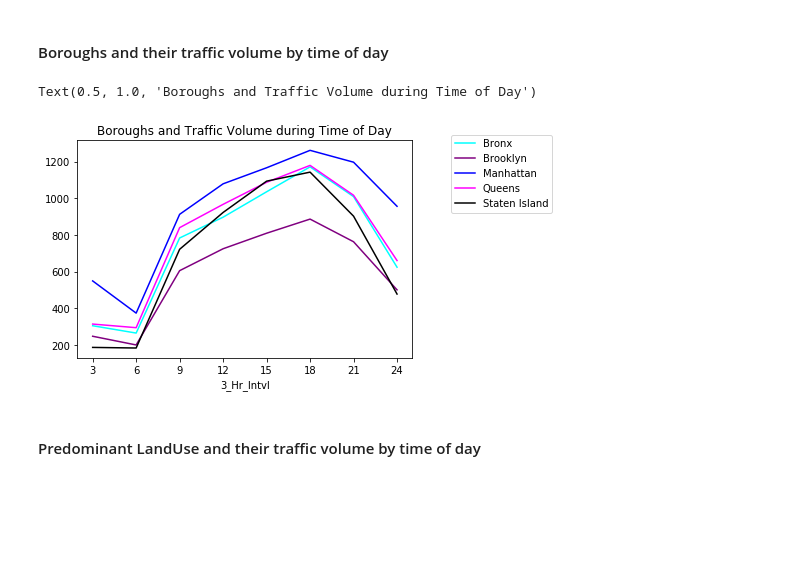
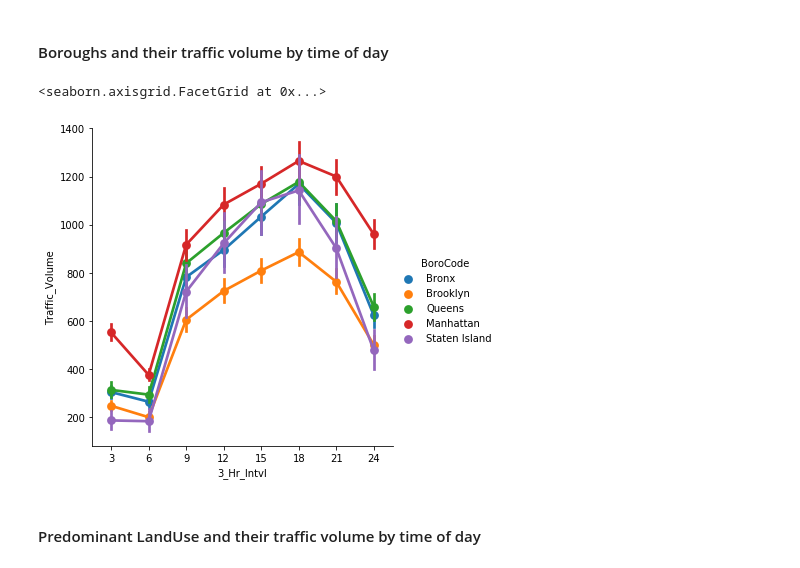
Before and after one commit to benduong2001/ArcGIS_Project_nyc_traffic, a Jupyter notebook: arcgis_project_nyc_traffic_part3_EDA.ipynb, the cells around one changed output. Saved outputs shown, nothing was run; the diff lists cells and outputs as text; code cells hidden in the pictures; blank space fills up the shorter version.

```diff
--- a/arcgis_project_nyc_traffic_part3_EDA.ipynb
+++ b/arcgis_project_nyc_traffic_part3_EDA.ipynb
@@ -222,19 +141,14 @@ Text(0.5, 1.0, 'Seasons and Traffic Volume during Time of Day')
 # %% [markdown]
 #### Boroughs and their traffic volume by time of day
-# %%
-colors = ["cyan", "purple", "blue", "magenta", "black"]
-
-nyc_traffic_EDA_weekdays = nyc_traffic_EDA
-fig, ax = plt.subplots()
-ax.set_xticks(range(3,27,3))
-df_grouped = nyc_traffic_EDA_weekdays.groupby(["BoroCode"])
-for i in range(len(df_grouped)):
-    key, group = list(df_grouped)[i]
-    group.groupby('3_Hr_Intvl')['Traffic_Volume'].mean().plot(ax=ax,label=str(key),c=colors[i])
-ax.legend(bbox_to_anchor=(1.1, 1.05))
-ax.set_title("Boroughs and Traffic Volume during Time of Day")
-# %% [output]
-Text(0.5, 1.0, 'Boroughs and Traffic Volume during Time of Day')
-[figure, removed]
+# %%
+colors = ["cyan", "purple", "blue", "magenta", "black"]
+GROUP_LABEL = "BoroCode"
+X_LABEL = "3_Hr_Intvl"
+Y_LABEL = "Traffic_Volume"
+TABLE = nyc_traffic_EDA.copy()
+sns.factorplot(data=TABLE, x=X_LABEL, y=Y_LABEL, hue=GROUP_LABEL)
+# %% [output]
+<seaborn.axisgrid.FacetGrid at 0x...>
+[figure, added]
 # %% [markdown]
 #### Predominant LandUse and their traffic volume by time of day
```
Also changed, not shown: parts of 68 cells of this notebook.
